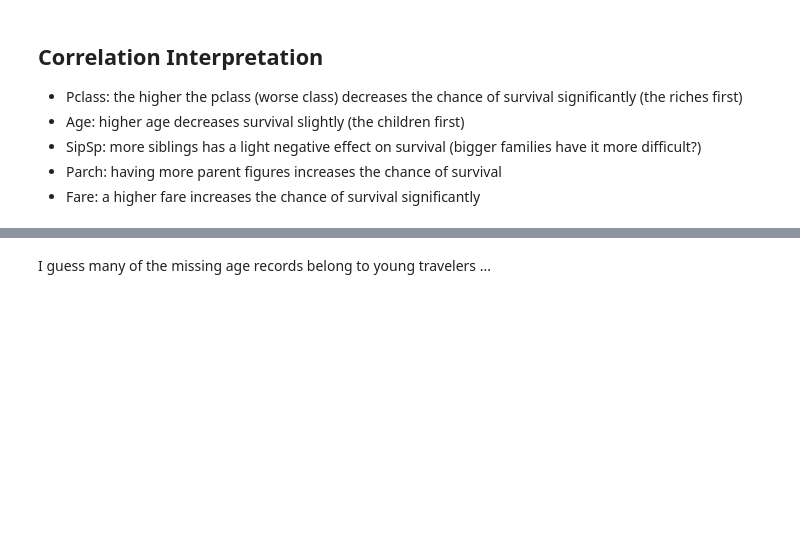
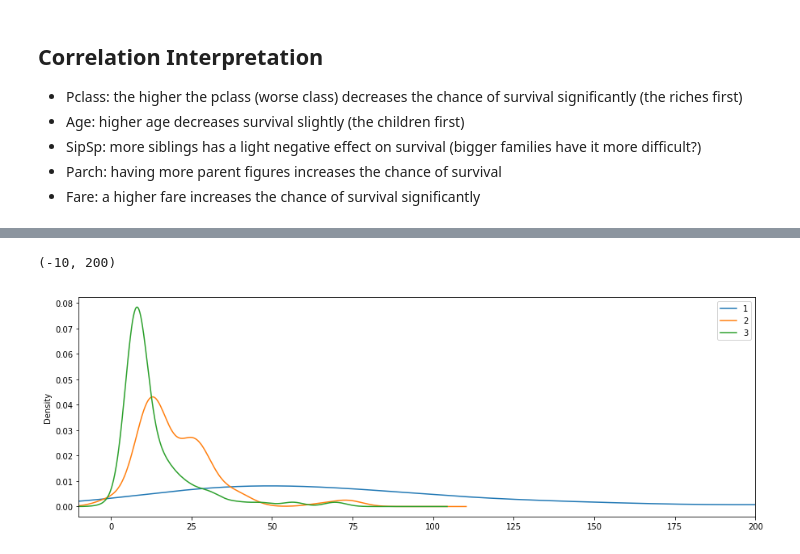
Before and after one commit to mapa17/Kaggle, a Jupyter notebook: titanic/nb/0 - Getting to know the data.ipynb, the cells around one changed output, grey strips where cells are left out. Saved outputs shown, nothing was run; the diff lists cells and outputs as text; code cells hidden in the pictures; blank space fills up the shorter version.

Commit message:
Adding some more data visualization and some feature engineering

```diff
--- a/titanic/nb/0 - Getting to know the data.ipynb
+++ b/titanic/nb/0 - Getting to know the data.ipynb
@@ -212,2 +190,11 @@ dtype: object
-# %% [markdown]
-I guess many of the missing age records belong to young travelers ...
+# %%
+fig, ax = plt.subplots()
+classes = []
+for pclass, df in train[['Pclass', 'Fare']].groupby('Pclass', as_index=False):
+    df['Fare'].plot(kind='kde', ax=ax)
+    classes.append(pclass)
+ax.legend(classes)
+ax.set_xlim(-10, 200)
+# %% [output]
+(-10, 200)
+[figure, added]
```
Also changed, not shown: parts of 6 cells of this notebook, 4 other files.
